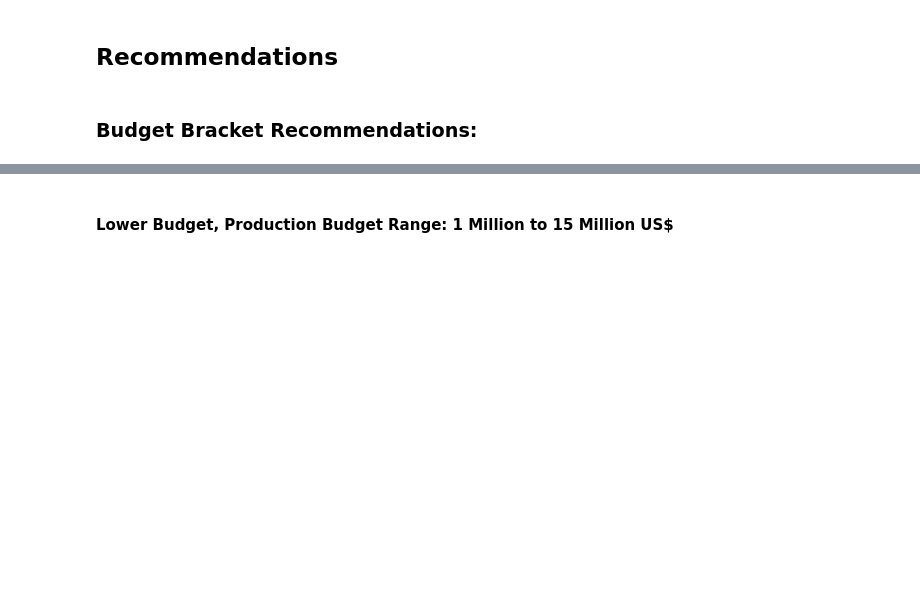
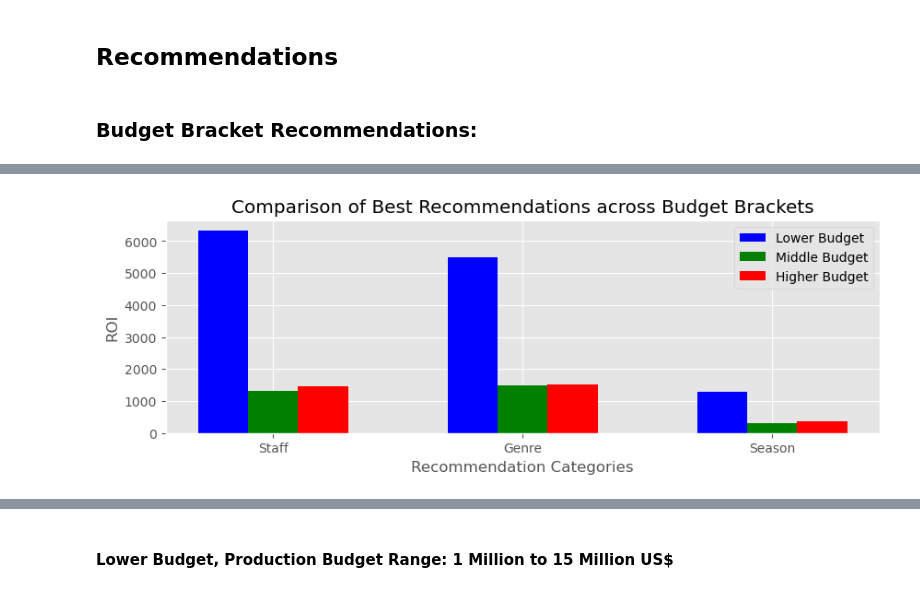
Before and after one commit to rafvrab/MovieAnalysis, a Jupyter notebook: analysis.ipynb, the cells around one changed output, grey strips where cells are left out. Drawn from its saved outputs; the diff is of its cells as text; code cells hidden in the pictures; blank space fills up the shorter version.

```diff
--- a/analysis.ipynb
+++ b/analysis.ipynb
@@ -1407,0 +1452,33 @@ Name: Jared Bush, ROI: 579.6197440000001
+# %%
+# Data
+categories = ['Staff', 'Genre', 'Season']
+roi_values_lower = [6336.419800000001, 5479.29612, 1286.732885]
+roi_values_middle = [1327.4952524999999, 1490.000705, 322.130888]
+roi_values_higher = [1468.0218554054054, 1527.246076, 365.744233]
+
+# Bar width
+bar_width = 0.2
+bar_positions_lower = np.arange(len(categories))
+bar_positions_middle = bar_positions_lower + bar_width
+bar_positions_higher = bar_positions_lower + 2 * bar_width
+
+# Plotting
+fig, ax = plt.subplots(figsize=(10, 3))
+
+# Plotting bars
+ax.bar(bar_positions_lower, roi_values_lower, color='blue', width=bar_width, label='Lower Budget')
+ax.bar(bar_positions_middle, roi_values_middle, color='green', width=bar_width, label='Middle Budget')
+ax.bar(bar_positions_higher, roi_values_higher, color='red', width=bar_width, label='Higher Budget')
+
+# Adjusting plot appearance
+ax.set_xticks(bar_positions_middle)
+ax.set_xticklabels(categories)
+ax.set_xlabel('Recommendation Categories')
+ax.set_ylabel('ROI')
+ax.set_title('Comparison of Best Recommendations across Budget Brackets')
+ax.legend()
+
+# Display the plot
+plt.show()
+# %% [output]
+[figure, added]
```
Also changed, not shown: parts of 16 cells of this notebook, 1 other file.
